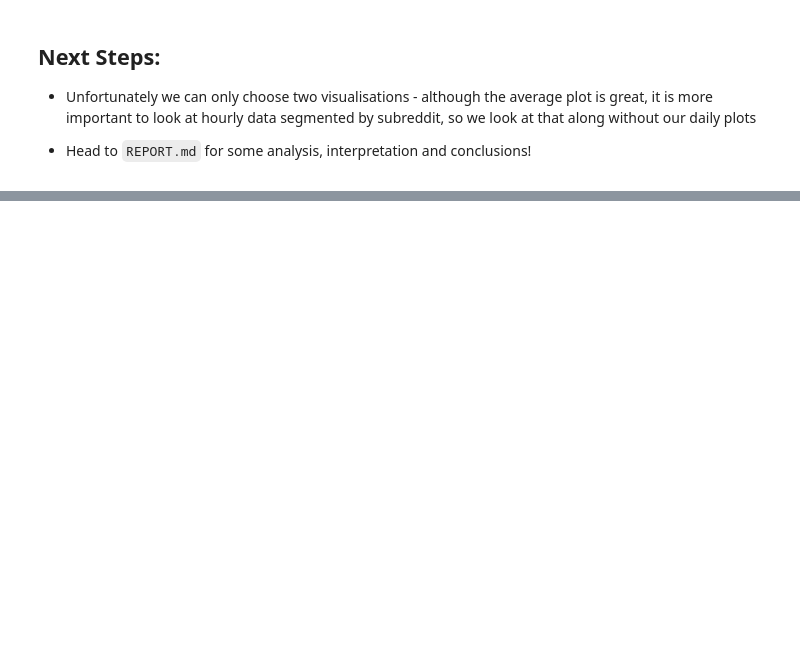
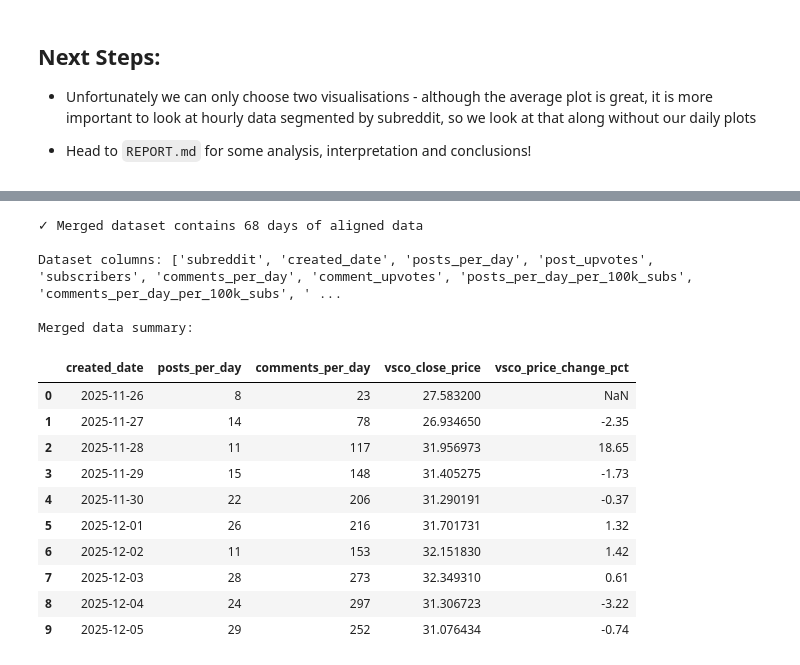
Before and after one commit to smyea/vsco, a Jupyter notebook: notebooks/NB02 - Exploratory Data Analysis.ipynb, the cells around one changed output, grey strips where cells are left out. Saved outputs shown, nothing was run; the diff lists cells and outputs as text; code cells hidden in the pictures; blank space fills up the shorter version.

```diff
--- a/notebooks/NB02 - Exploratory Data Analysis.ipynb
+++ b/notebooks/NB02 - Exploratory Data Analysis.ipynb
@@ -716,0 +1091,44 @@ Below are some dates I've collected that are notable over the past few weeks. It
+# %%
+# Merge daily activity data with stock price data
+stock_activity_merged = pd.merge(
+    daily_final,
+    vsco_stock[['date', 'close', 'price_change_pct', 'volume']],
+    left_on='created_date',
+    right_on='date',
+    how='inner'
+)
+
+# Rename stock columns for clarity
+stock_activity_merged = stock_activity_merged.rename(columns={
+    'close': 'vsco_close_price',
+    'price_change_pct': 'vsco_price_change_pct',
+    'volume': 'vsco_trading_volume'
+})
+
+# Calculate normalized stock price for visualization (0-100 scale)
+stock_activity_merged['vsco_price_normalized'] = (
+    (stock_activity_merged['vsco_close_price'] - stock_activity_merged['vsco_close_price'].min()) /
+    (stock_activity_merged['vsco_close_price'].max() - stock_activity_merged['vsco_close_price'].min()) * 100
+)
+
+print(f"✓ Merged dataset contains {len(stock_activity_merged)} days of aligned data")
+print(f"\nDataset columns: {stock_activity_merged.columns.tolist()}")
+print(f"\nMerged data summary:")
+stock_activity_merged[['created_date', 'posts_per_day', 'comments_per_day', 'vsco_close_price', 'vsco_price_change_pct']].head(10)
+# %% [output]
+✓ Merged dataset contains 68 days of aligned data
+
+Dataset columns: ['subreddit', 'created_date', 'posts_per_day', 'post_upvotes', 'subscribers', 'comments_per_day', 'comment_upvotes', 'posts_per_day_per_100k_subs', 'comments_per_day_per_100k_subs', ' ...
+
+Merged data summary:
+|  | created_date | posts_per_day | comments_per_day | vsco_close_price | vsco_price_change_pct |
+| 0 | 2025-11-26 | 8 | 23 | 27.583200 | NaN |
+| 1 | 2025-11-27 | 14 | 78 | 26.934650 | -2.35 |
+| 2 | 2025-11-28 | 11 | 117 | 31.956973 | 18.65 |
+| 3 | 2025-11-29 | 15 | 148 | 31.405275 | -1.73 |
+| 4 | 2025-11-30 | 22 | 206 | 31.290191 | -0.37 |
+| 5 | 2025-12-01 | 26 | 216 | 31.701731 | 1.32 |
+| 6 | 2025-12-02 | 11 | 153 | 32.151830 | 1.42 |
+| 7 | 2025-12-03 | 28 | 273 | 32.349310 | 0.61 |
+| 8 | 2025-12-04 | 24 | 297 | 31.306723 | -3.22 |
+| 9 | 2025-12-05 | 29 | 252 | 31.076434 | -0.74 |
```
Also changed, not shown: parts of 51 cells of this notebook, 4 other files.
